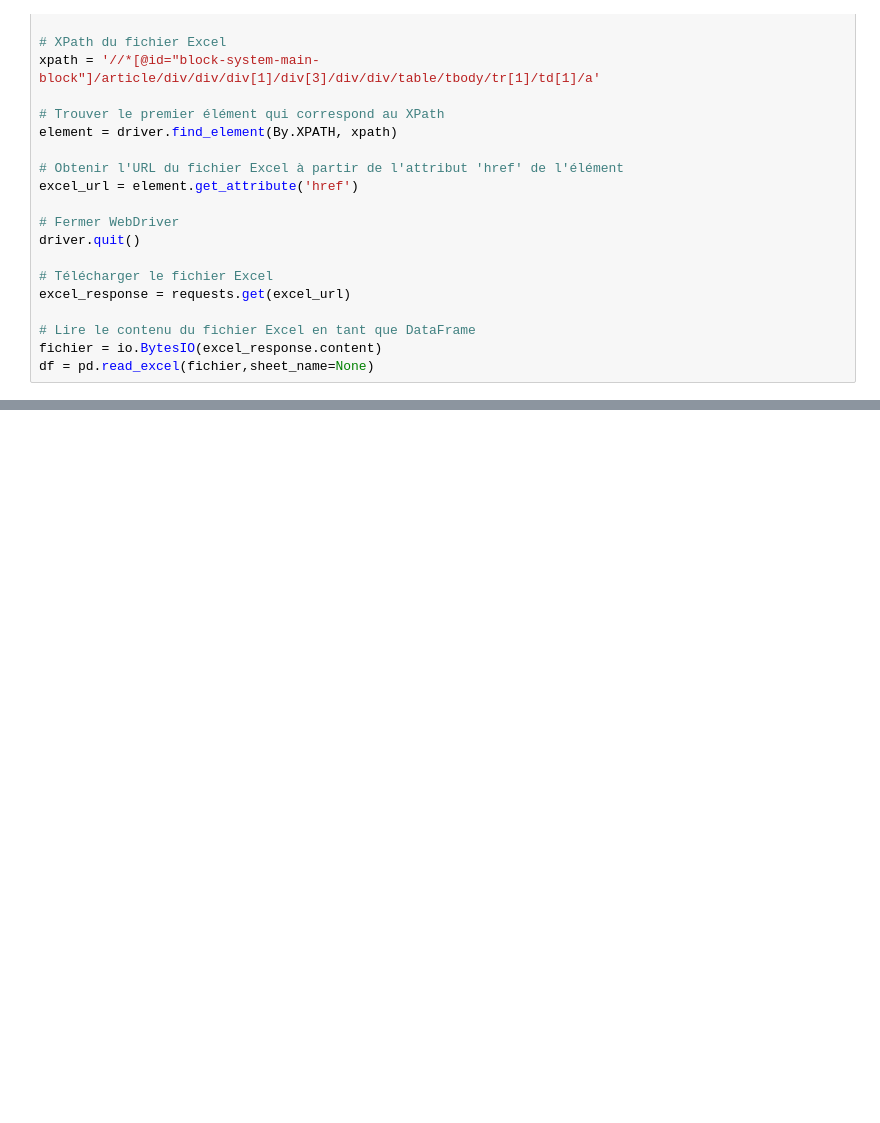
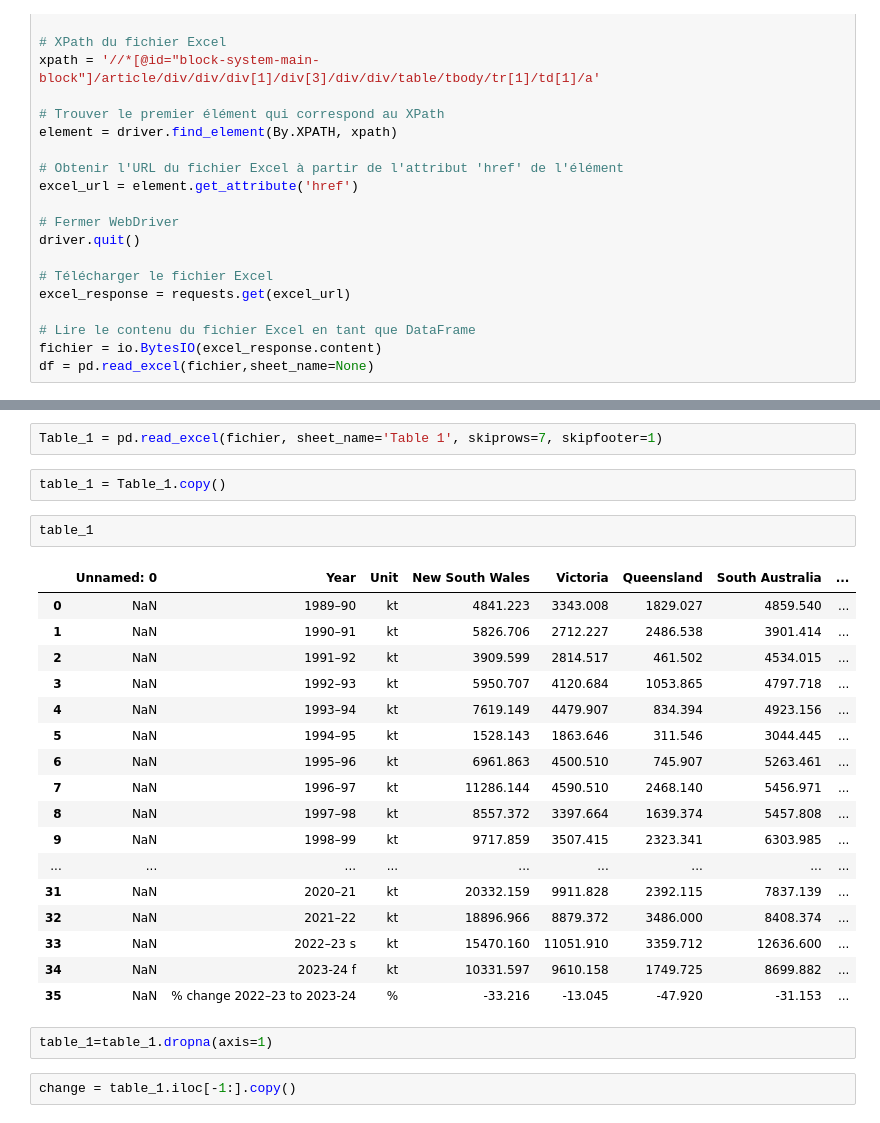
Before and after one commit to Moisebea/Crop_Report, a Jupyter notebook: OneDrive/Documents/Bureau/ABARES Dec Crop Report/Scraping_data.ipynb, the cells around one changed output, grey strips where cells are left out. Drawn from its saved outputs; the diff is of its cells as text; blank space fills up the shorter version.

```diff
--- a/OneDrive/Documents/Bureau/ABARES Dec Crop Report/Scraping_data.ipynb
+++ b/OneDrive/Documents/Bureau/ABARES Dec Crop Report/Scraping_data.ipynb
@@ -99,0 +78,28 @@ display(Table_1)
+# %%
+Table_1 = pd.read_excel(fichier, sheet_name='Table 1', skiprows=7, skipfooter=1)
+# %%
+table_1 = Table_1.copy()
+# %%
+table_1
+# %% [output]
+|  | Unnamed: 0 | Year | Unit | New South Wales | Victoria | Queensland | South Australia | ... |
+| 0 | NaN | 1989–90 | kt | 4841.223 | 3343.008 | 1829.027 | 4859.540 | ... |
+| 1 | NaN | 1990–91 | kt | 5826.706 | 2712.227 | 2486.538 | 3901.414 | ... |
+| 2 | NaN | 1991–92 | kt | 3909.599 | 2814.517 | 461.502 | 4534.015 | ... |
+| 3 | NaN | 1992–93 | kt | 5950.707 | 4120.684 | 1053.865 | 4797.718 | ... |
+| 4 | NaN | 1993–94 | kt | 7619.149 | 4479.907 | 834.394 | 4923.156 | ... |
+| 5 | NaN | 1994–95 | kt | 1528.143 | 1863.646 | 311.546 | 3044.445 | ... |
+| 6 | NaN | 1995–96 | kt | 6961.863 | 4500.510 | 745.907 | 5263.461 | ... |
+| 7 | NaN | 1996–97 | kt | 11286.144 | 4590.510 | 2468.140 | 5456.971 | ... |
+| 8 | NaN | 1997–98 | kt | 8557.372 | 3397.664 | 1639.374 | 5457.808 | ... |
+| 9 | NaN | 1998–99 | kt | 9717.859 | 3507.415 | 2323.341 | 6303.985 | ... |
+| ... | ... | ... | ... | ... | ... | ... | ... | ... |
+| 31 | NaN | 2020–21 | kt | 20332.159 | 9911.828 | 2392.115 | 7837.139 | ... |
+| 32 | NaN | 2021–22 | kt | 18896.966 | 8879.372 | 3486.000 | 8408.374 | ... |
+| 33 | NaN | 2022–23 s | kt | 15470.160 | 11051.910 | 3359.712 | 12636.600 | ... |
+| 34 | NaN | 2023-24 f | kt | 10331.597 | 9610.158 | 1749.725 | 8699.882 | ... |
+| 35 | NaN | % change 2022–23 to 2023-24 | % | -33.216 | -13.045 | -47.920 | -31.153 | ... |
+# %%
+table_1=table_1.dropna(axis=1)
+# %%
+change = table_1.iloc[-1:].copy()
```
Also changed, not shown: parts of 12 cells of this notebook, 1 other file.
